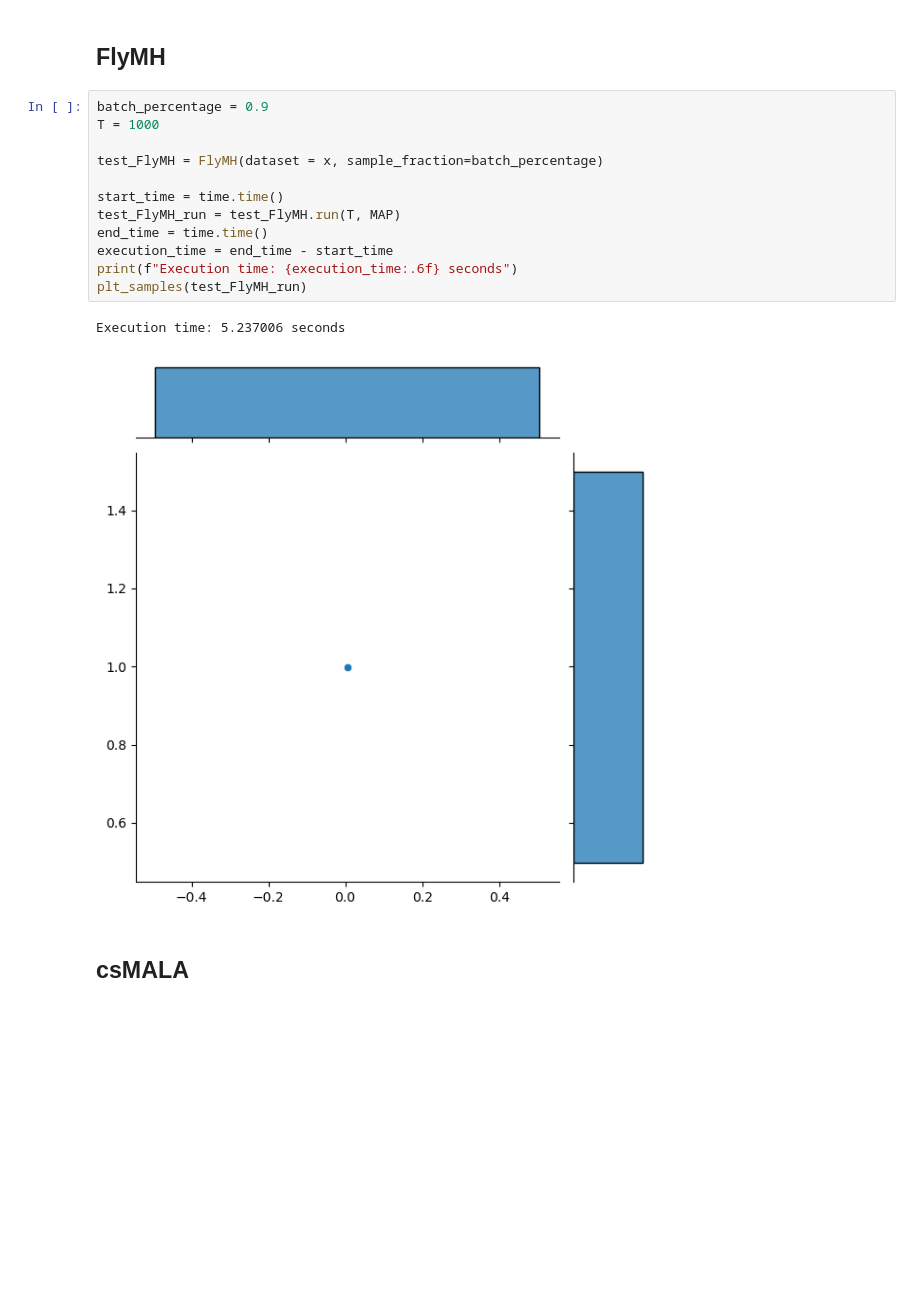
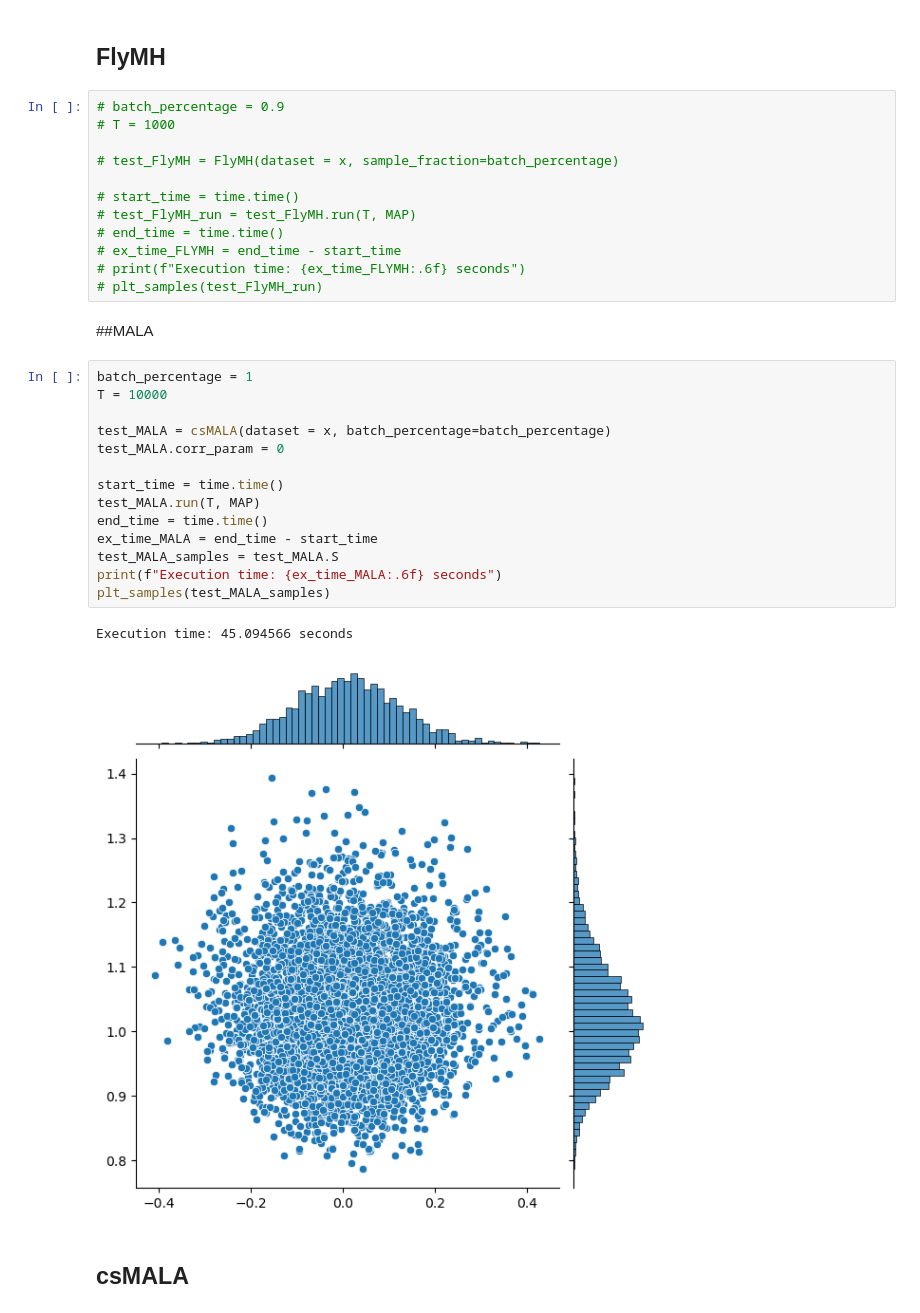
Before and after one commit to fnnrth/bt_MCMC_big_data, a Jupyter notebook: Main.ipynb, the cells around one changed output. Saved outputs shown, nothing was run; the diff lists cells and outputs as text; blank space fills up the shorter version.

```diff
--- a/Main.ipynb
+++ b/Main.ipynb
@@ -90,20 +96,36 @@ Execution time: 5.090382 seconds
 # %% [markdown]
 ## FlyMH
 # %%
-batch_percentage = 0.9
-T = 1000
+# batch_percentage = 0.9
+# T = 1000
 
-test_FlyMH = FlyMH(dataset = x, sample_fraction=batch_percentage)
+# test_FlyMH = FlyMH(dataset = x, sample_fraction=batch_percentage)
 
-start_time = time.time()
-test_FlyMH_run = test_FlyMH.run(T, MAP)
-end_time = time.time()
-execution_time = end_time - start_time
-print(f"Execution time: {execution_time:.6f} seconds")
-plt_samples(test_FlyMH_run)
+# start_time = time.time()
+# test_FlyMH_run = test_FlyMH.run(T, MAP)
+# end_time = time.time()
+# ex_time_FLYMH = end_time - start_time
+# print(f"Execution time: {ex_time_FLYMH:.6f} seconds")
+# plt_samples(test_FlyMH_run)
-# %% [output]
-Execution time: 5.237006 seconds
-[figure, removed]
+# %% [markdown]
+##MALA
+# %%
+batch_percentage = 1
+T = 10000
+
+test_MALA = csMALA(dataset = x, batch_percentage=batch_percentage)
+test_MALA.corr_param = 0
+
+start_time = time.time()
+test_MALA.run(T, MAP)
+end_time = time.time()
+ex_time_MALA = end_time - start_time
+test_MALA_samples = test_MALA.S
+print(f"Execution time: {ex_time_MALA:.6f} seconds")
+plt_samples(test_MALA_samples)
+# %% [output]
+Execution time: 45.094566 seconds
+[figure, added]
 # %% [markdown]
 ## csMALA
 # %%
```
Also changed, not shown: parts of 7 cells of this notebook.
